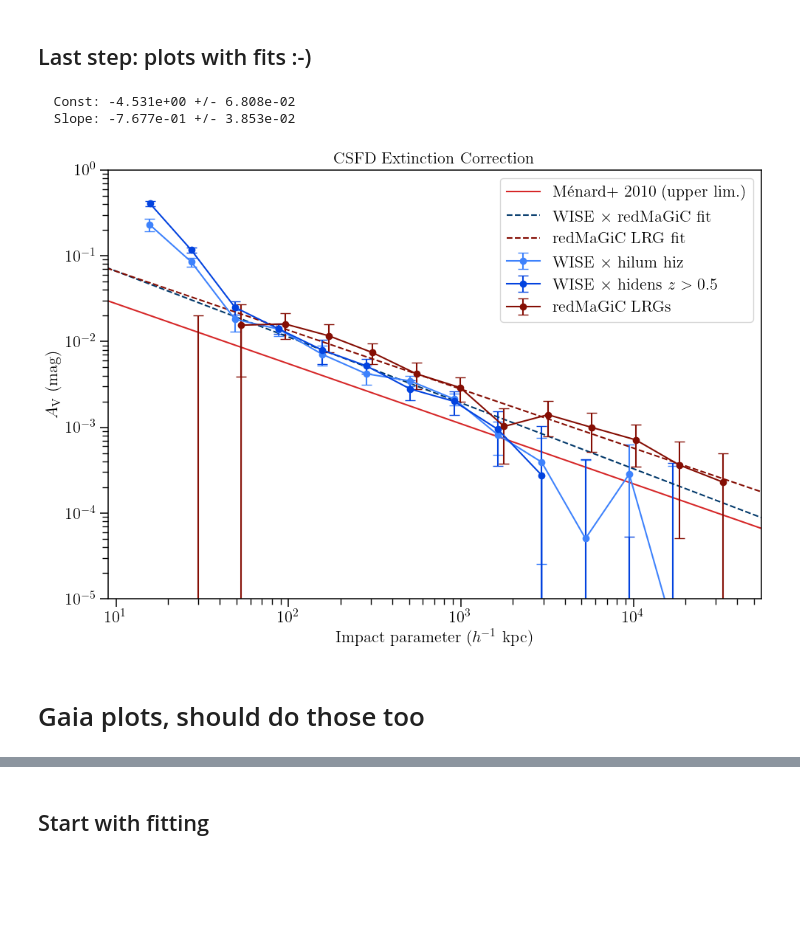
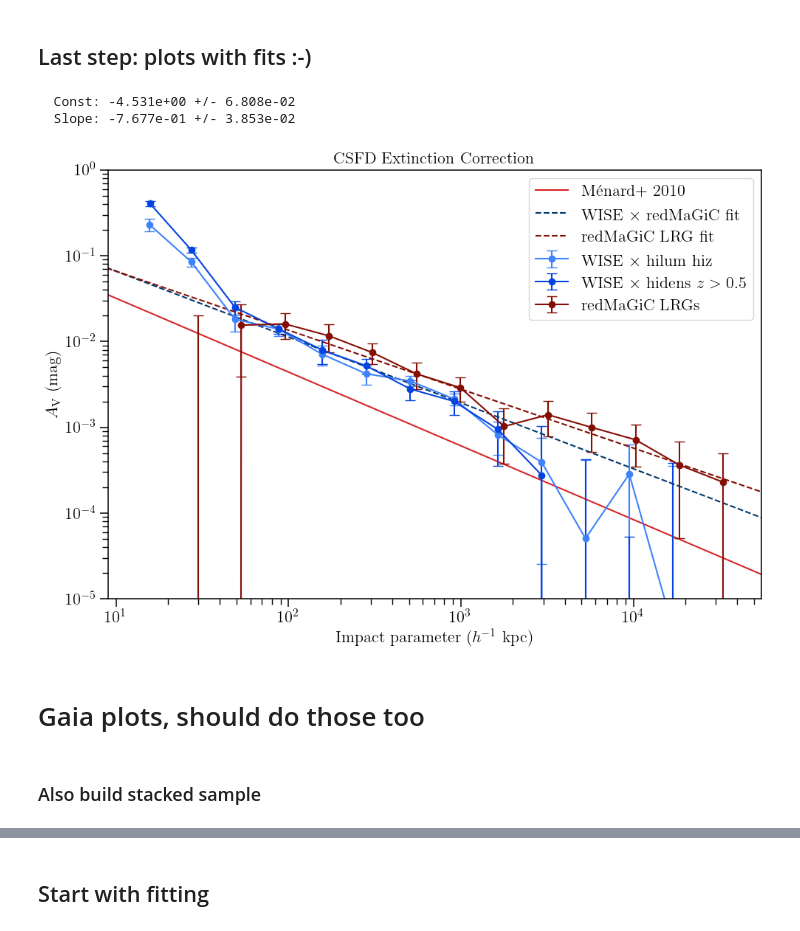
Before and after one commit to mcclearyj/dusthalos, a Jupyter notebook: writeup/csfd_dust_plots.ipynb, the cells around one changed output, grey strips where cells are left out. Saved outputs shown, nothing was run; the diff lists cells and outputs as text; code cells hidden in the pictures; blank space fills up the shorter version.

```diff
--- a/writeup/csfd_dust_plots.ipynb
+++ b/writeup/csfd_dust_plots.ipynb
@@ -204,10 +204,11 @@ z_theory = 0.36 # Menard
 theory_kpc = cosmo.kpc_proper_per_arcmin(z_theory)
 theory_r_arcmin = np.logspace(-5,5,20)
 theory_r = theory_r_arcmin * theory_kpc.value * cosmo.h
-coeff = 5.5e-3
+# Range is 4.4 +/- 1.1
+coeff = 4.4e-3
 av_scale = 100
 # range is -0.86 +/- 0.19
-av = coeff * (theory_r/av_scale)**(-0.7)
+av = coeff * (theory_r/av_scale)**(-0.86)
 # %%
 # Set z_theory and z_foreground levels
 z_fg = 0.144
@@ -559,7 +560,7 @@ print(f"  Slope: {res_stacked.params[1]:.3e} +/- {res_stacked.bse[1]:.3e}")
 fig, ax = plt.subplots(figsize=(10, 7), tight_layout=True)
 
 ax.plot(theory_r, av, color='tab:red',
-        label=r'M\'{e}nard+ 2010 (upper lim.)')
+        label=r'M\'{e}nard+ 2010')
 # What it says
 
 ax.errorbar(
@@ -581,34 +582,34 @@ ax.plot(
 )
 
 ax.errorbar(
     dk_lrg_usebins_csfd['meanr']*scl2, dust_lrg_usebins_csfd,
     yerr=dk_lrg_usebins_csfd['sigma'], fmt='-o', capsize=5,
     color='xkcd:indian red', label=r'redMaGiC LRGs'
 )
 
 ax.plot(
     theory_r_arcmin*scl2, fit_lrg,
     linestyle='--', color='xkcd:indian red',
     label=r'redMaGiC LRG fit'
 )
 
 
 ax.set_xscale('log')
 ax.set_yscale('log')
 ax.set_xlim(0.085*scl, 520*scl)
 ax.set_ylim(1E-5, 1)
 ax.set_xlabel(r'Impact parameter ($h^{-1}$ kpc)', fontsize=16)
 ax.set_ylabel(r'$A_{\rm V}$ (mag)', fontsize=16)
 ax.set_title(r'CSFD Extinction Correction', fontsize=16)
 ax.legend(fontsize=16)
 
 figname = 'dustcorrel_redmagic_csfd_newrand_withfits.png'
 fig.savefig(f"/Users/j.mccleary/Research/dusty_halos/dusthalos_emh/output/{figname}" )
 fig.savefig(f"/Users/j.mccleary/Research/dusty_halos/dusthalos_emh/writeup/figures_update2/{figname}" )
 # %% [output]
   Const: -4.531e+00 +/- 6.808e-02
   Slope: -7.677e-01 +/- 3.853e-02
-[figure, old version]
+[figure, new version]
 # %% [markdown]
 # Gaia plots, should do those too
 # %%
@@ -630,3 +631,5 @@ rr_gaia2 = Table.read(output_path+'dustcorrel_hiz_usebins_fgxbg_randoms.txt', he
 
 dust_gaia1 = dk_gaia1['kappa'] - dr_gaia1['kappa'] + rr_gaia1['kappa']
 dust_gaia2 = dk_gaia2['kappa'] - dr_gaia2['kappa'] + rr_gaia2['kappa']
+# %% [markdown]
+### Also build stacked sample
```
Also changed, not shown: parts of 19 cells of this notebook, 8 other files.
